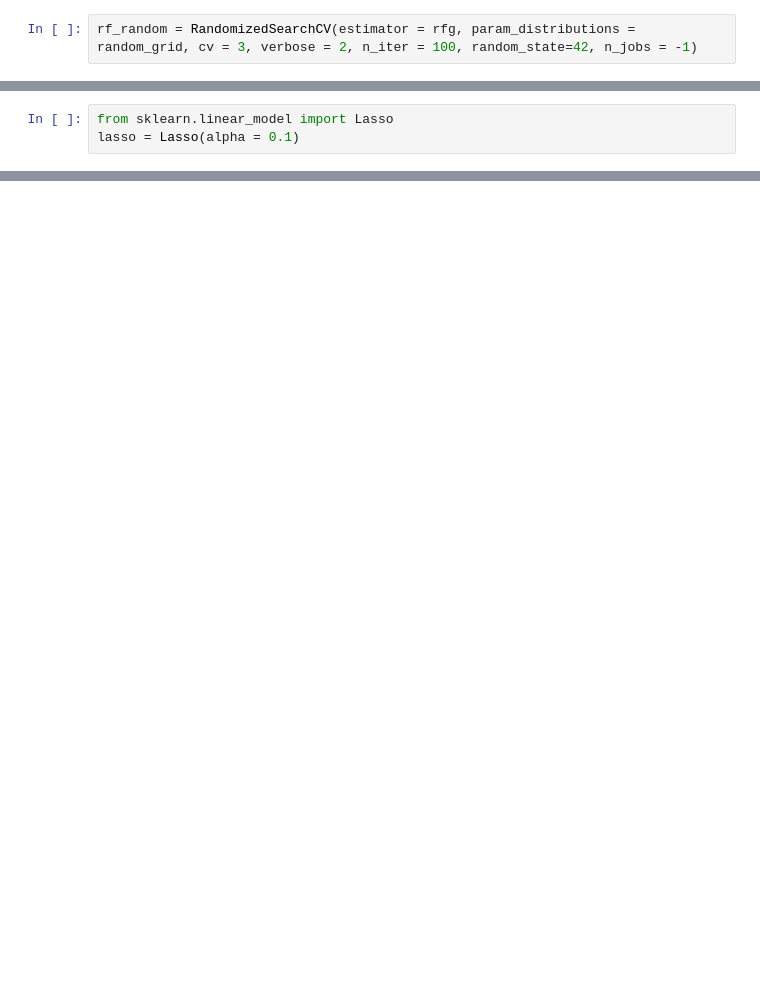
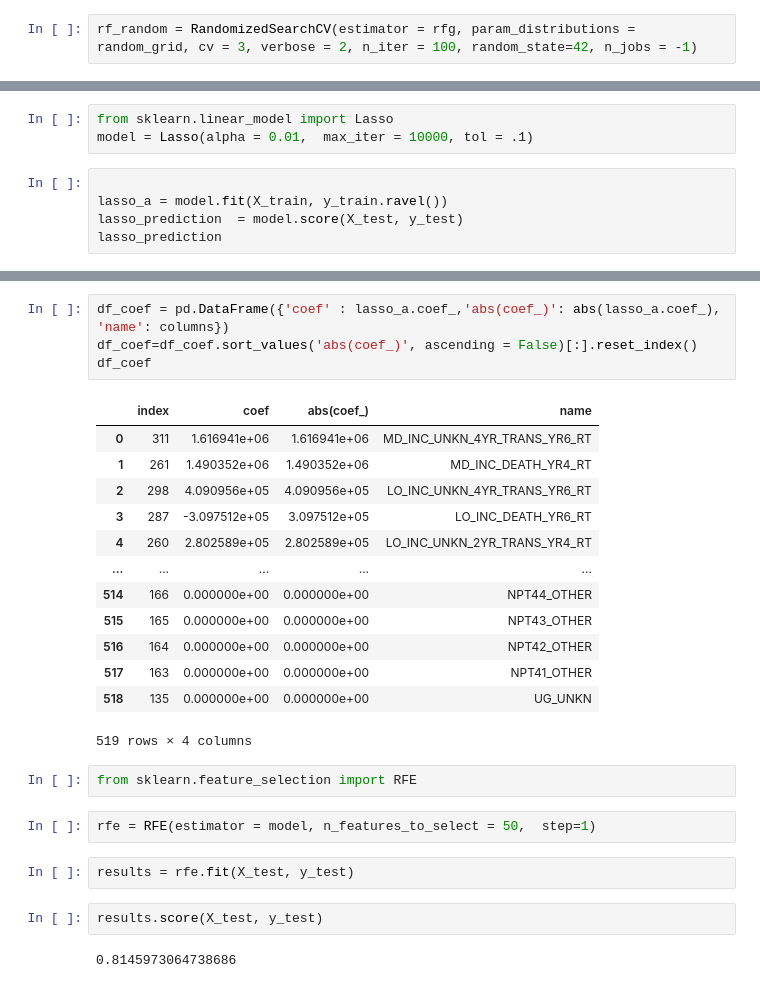
Before and after one commit to theaddies/final_project, a Jupyter notebook: full_dataset.ipynb, the cells around one changed output, grey strips where cells are left out. Cells and saved outputs as stored; diff of their text form; blank space fills up the shorter version.

```diff
--- a/full_dataset.ipynb
+++ b/full_dataset.ipynb
@@ -1463,3 +1639,8 @@ rf_random.best_params_
 # %%
 from sklearn.linear_model import Lasso
-lasso = Lasso(alpha = 0.1)
+model = Lasso(alpha = 0.01,  max_iter = 10000, tol = .1)
+# %%
+
+lasso_a = model.fit(X_train, y_train.ravel())
+lasso_prediction  = model.score(X_test, y_test)
+lasso_prediction
@@ -1465,0 +1683,28 @@ lasso = Lasso(alpha = 0.1)
+# %%
+df_coef = pd.DataFrame({'coef' : lasso_a.coef_,'abs(coef_)': abs(lasso_a.coef_), 'name': columns})
+df_coef=df_coef.sort_values('abs(coef_)', ascending = False)[:].reset_index()
+df_coef
+# %% [output]
+|  | index | coef | abs(coef_) | name |
+| 0 | 311 | 1.616941e+06 | 1.616941e+06 | MD_INC_UNKN_4YR_TRANS_YR6_RT |
+| 1 | 261 | 1.490352e+06 | 1.490352e+06 | MD_INC_DEATH_YR4_RT |
+| 2 | 298 | 4.090956e+05 | 4.090956e+05 | LO_INC_UNKN_4YR_TRANS_YR6_RT |
+| 3 | 287 | -3.097512e+05 | 3.097512e+05 | LO_INC_DEATH_YR6_RT |
+| 4 | 260 | 2.802589e+05 | 2.802589e+05 | LO_INC_UNKN_2YR_TRANS_YR4_RT |
+| ... | ... | ... | ... | ... |
+| 514 | 166 | 0.000000e+00 | 0.000000e+00 | NPT44_OTHER |
+| 515 | 165 | 0.000000e+00 | 0.000000e+00 | NPT43_OTHER |
+| 516 | 164 | 0.000000e+00 | 0.000000e+00 | NPT42_OTHER |
+| 517 | 163 | 0.000000e+00 | 0.000000e+00 | NPT41_OTHER |
+| 518 | 135 | 0.000000e+00 | 0.000000e+00 | UG_UNKN |
+519 rows × 4 columns
+# %%
+from sklearn.feature_selection import RFE
+# %%
+rfe = RFE(estimator = model, n_features_to_select = 50,  step=1)
+# %%
+results = rfe.fit(X_test, y_test)
+# %%
+results.score(X_test, y_test)
+# %% [output]
+0.8145973064738686
```
Also changed, not shown: parts of 91 cells of this notebook.
